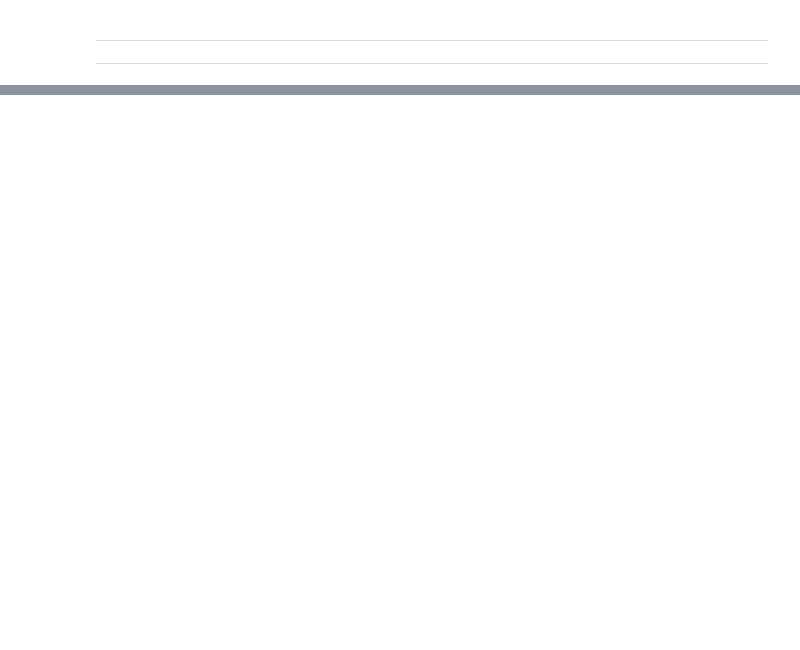
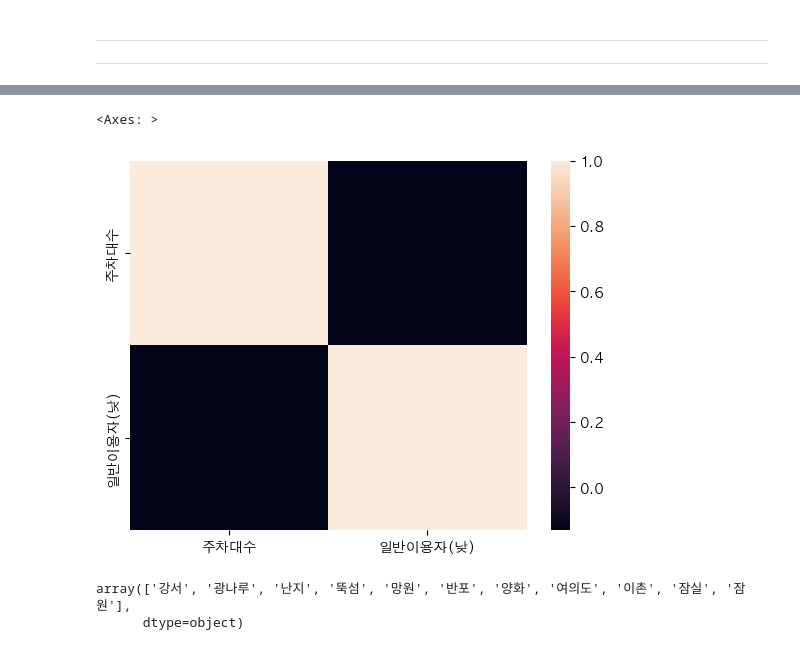
Before and after one commit to terryhyuk/HanGang_Mate, a Jupyter notebook: Python/DataAnalysis/seob/workspace.ipynb, the cells around one changed output, grey strips where cells are left out. Saved outputs shown, nothing was run; the diff lists cells and outputs as text; code cells hidden in the pictures; blank space fills up the shorter version.

```diff
--- a/Python/DataAnalysis/seob/workspace.ipynb
+++ b/Python/DataAnalysis/seob/workspace.ipynb
@@ -303,0 +305,11 @@ df_merge3.to_csv('../../Data/version1.csv',index=False)
+# %%
+# df['아침이용비율'] =
+df['아침이용비율']= df['일반이용자(아침)'] / (df['일반이용자(아침)']+df['일반이용자(낮)']+df['일반이용자(저녁)'])
+df['낮이용비율']= df['일반이용자(낮)'] / (df['일반이용자(아침)']+df['일반이용자(낮)']+df['일반이용자(저녁)'])
+df['저녁이용비율']= df['일반이용자(저녁)'] / (df['일반이용자(아침)']+df['일반이용자(낮)']+df['일반이용자(저녁)'])
+# df
+# %%
+df['아침주차']= df['주차대수'] * df['아침이용비율']
+df['낮주차']= df['주차대수'] * df['낮이용비율']
+df['저녁주차']= df['주차대수'] * df['저녁이용비율']
+df.head()
@@ -303,0 +325,7 @@ df_merge3.to_csv('../../Data/version1.csv',index=False)
+# %%
+sns.heatmap(
+    df.loc[:,['주차대수','일반이용자(낮)']].corr()
+)
+# %% [output]
+<Axes: >
+[figure, added]
@@ -303,0 +334,5 @@ df_merge3.to_csv('../../Data/version1.csv',index=False)
+# %%
+park_info.지구별.unique()
+# %% [output]
+array(['강서', '광나루', '난지', '뚝섬', '망원', '반포', '양화', '여의도', '이촌', '잠실', '잠원'],
+      dtype=object)
```
Also changed, not shown: parts of 40 cells of this notebook, 2 other files.
